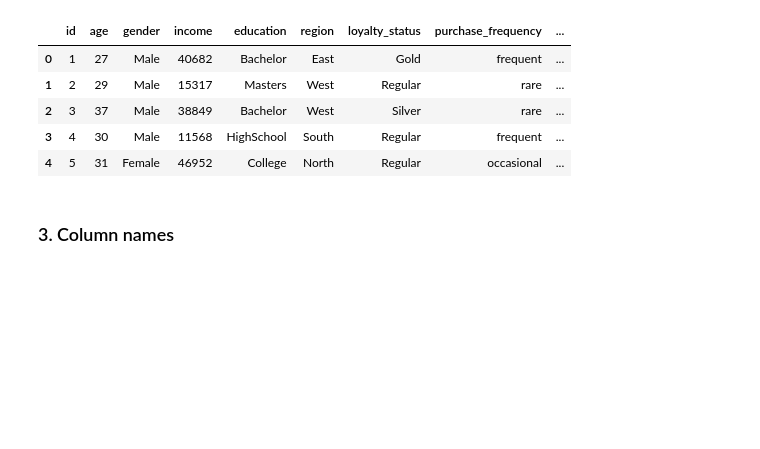
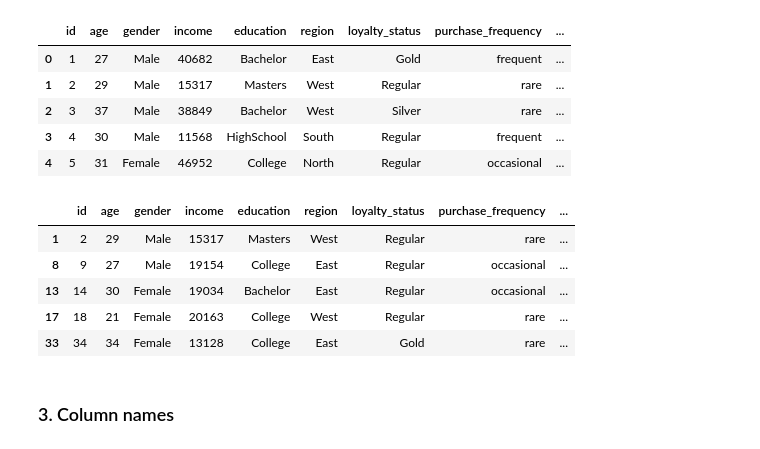
Before and after one commit to BlancJH/Customer-Purchase-Behaviour-Analysis, a Jupyter notebook: models/EDA.ipynb, the cells around one changed output. Drawn from its saved outputs; the diff is of its cells as text; code cells hidden in the pictures; blank space fills up the shorter version.

```diff
--- a/models/EDA.ipynb
+++ b/models/EDA.ipynb
@@ -67,6 +71,15 @@ df.head() # Show first few rows
 | 2 | 3 | 37 | Male | 38849 | Bachelor | West | Silver | rare | ... |
 | 3 | 4 | 30 | Male | 11568 | HighSchool | South | Regular | frequent | ... |
 | 4 | 5 | 31 | Female | 46952 | College | North | Regular | occasional | ... |
+# %%
+df_income_cluster_1.head()
+# %% [output]
+|  | id | age | gender | income | education | region | loyalty_status | purchase_frequency | ... |
+| 1 | 2 | 29 | Male | 15317 | Masters | West | Regular | rare | ... |
+| 8 | 9 | 27 | Male | 19154 | College | East | Regular | occasional | ... |
+| 13 | 14 | 30 | Female | 19034 | Bachelor | East | Regular | occasional | ... |
+| 17 | 18 | 21 | Female | 20163 | College | West | Regular | rare | ... |
+| 33 | 34 | 34 | Female | 13128 | College | East | Gold | rare | ... |
 # %% [markdown]
 ### 3. Column names
 # %%
```
Also changed, not shown: parts of 16 cells of this notebook.
